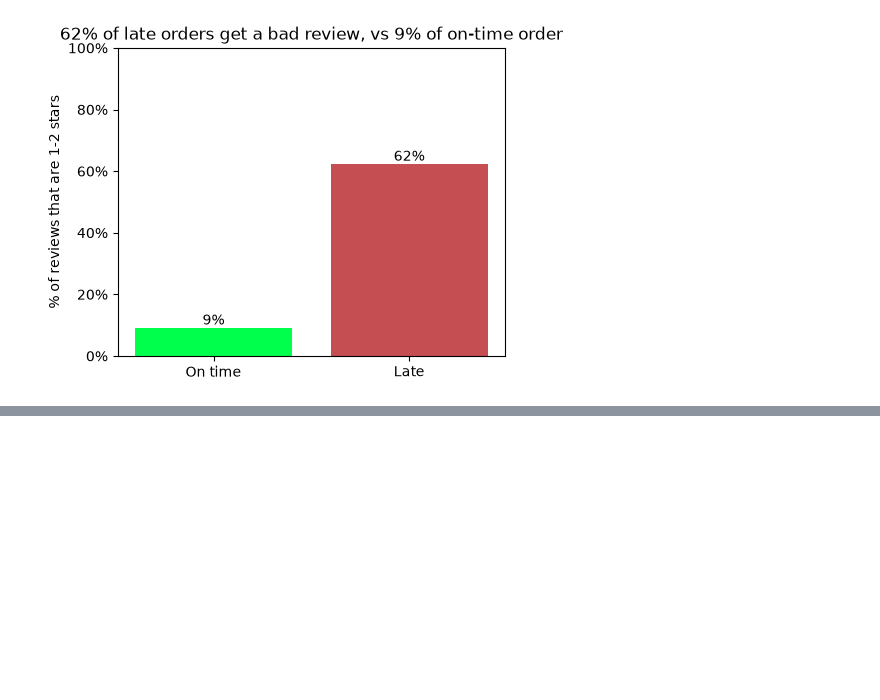
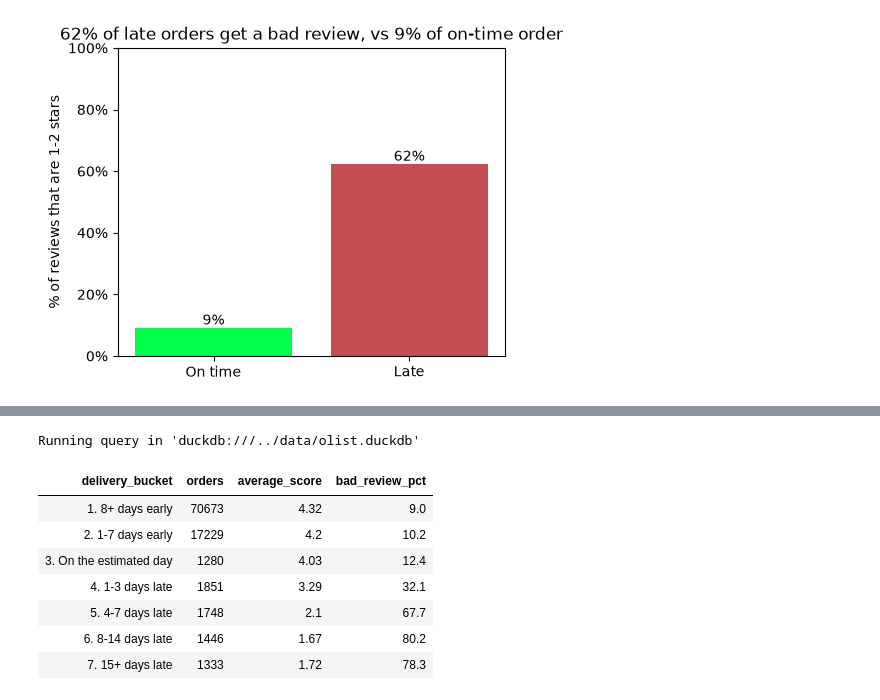
Before and after one commit to harry-chhorn/olist-customer-experience, a Jupyter notebook: notebooks/03_eda.ipynb, the cells around one changed output, grey strips where cells are left out. Saved outputs shown, nothing was run; the diff lists cells and outputs as text; code cells hidden in the pictures; blank space fills up the shorter version.

```diff
--- a/notebooks/03_eda.ipynb
+++ b/notebooks/03_eda.ipynb
@@ -234,0 +237,23 @@ fig.savefig("../images/03_bad_reviews_late_vs_on_time.png", dpi = 150, bbox_inch
+# %%
+%%sql q4 <<
+SELECT
+delivery_bucket,
+COUNT(*)                                 AS orders,
+ROUND(AVG(review_score), 2)              AS average_score,
+ROUND(100 * AVG(is_bad_review::INT), 1 ) AS bad_review_pct
+FROM orders_enriched
+GROUP BY delivery_bucket
+ORDER BY delivery_bucket
+# %% [output]
+Running query in 'duckdb:///../data/olist.duckdb'
+# %%
+q4
+# %% [output]
+| delivery_bucket | orders | average_score | bad_review_pct |
+| 1. 8+ days early | 70673 | 4.32 | 9.0 |
+| 2. 1-7 days early | 17229 | 4.2 | 10.2 |
+| 3. On the estimated day | 1280 | 4.03 | 12.4 |
+| 4. 1-3 days late | 1851 | 3.29 | 32.1 |
+| 5. 4-7 days late | 1748 | 2.1 | 67.7 |
+| 6. 8-14 days late | 1446 | 1.67 | 80.2 |
+| 7. 15+ days late | 1333 | 1.72 | 78.3 |
```
Also changed, not shown: parts of 4 cells of this notebook, 1 other file.
